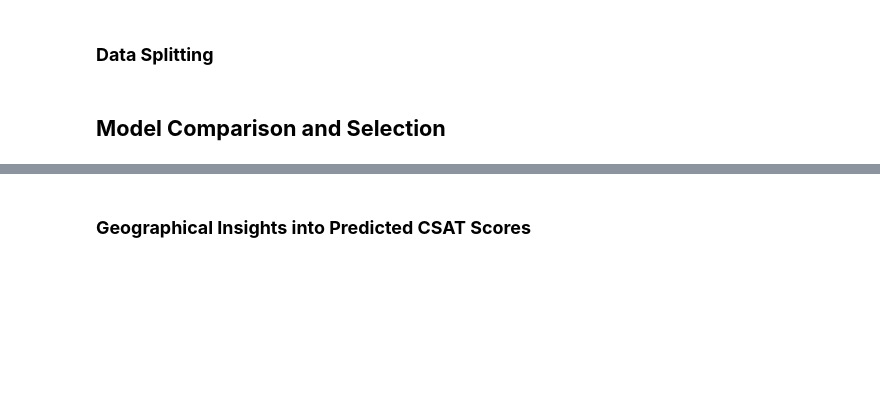
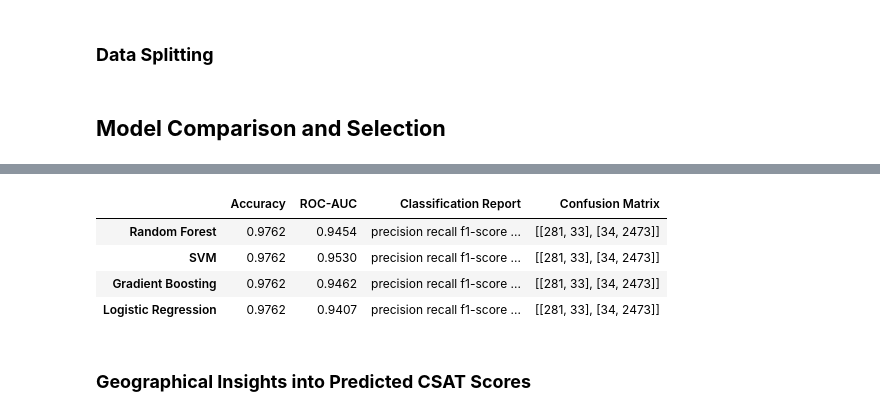
Before and after one commit to AzlinRusnan/Optimizing_CSAT_Through_Sentiment-Analysis_and_Predictive-Modeling, a Jupyter notebook: Final Predictive Modeling V.ipynb, the cells around one changed output, grey strips where cells are left out. Cells and saved outputs as stored; diff of their text form; code cells hidden in the pictures; blank space fills up the shorter version.

```diff
--- a/Final Predictive Modeling V.ipynb
+++ b/Final Predictive Modeling V.ipynb
@@ -196,7 +196,7 @@ df.to_csv("updated_dataset_with_predictions.csv", index=False)
 import pandas as pd
 
 
-file_path = "C:/Users/User/UKM - Nur Azlin Binti Rusnan/Sem 3/Capstone Project/updated_dataset_with_predictions.csv"
+file_path = "C:/Users/User/UKM - Nur Azlin Binti Rusnan/Sem 3/Capstone Project/updated_dataset_with_predictions_new.csv"
 df = pd.read_csv(file_path)
 
 # Display the first few rows
@@ -503,3 +415,79 @@ Summary
+# %%
+# hyperparameter tuning
+
+# Import necessary libraries for hyperparameter tuning
+from sklearn.model_selection import RandomizedSearchCV
+
+# Define hyperparameter grids for each model
+param_grids = {
+    "Random Forest": {
+        'n_estimators': [50, 100, 200],
+        'max_depth': [10, 20, 30, None],
+        'min_samples_split': [2, 5, 10],
+        'min_samples_leaf': [1, 2, 4],
+        'max_features': ['sqrt', 'log2']
+    },
+    "SVM": {
+        'C': [0.1, 1, 10, 100],
+        'kernel': ['linear', 'rbf', 'poly'],
+        'gamma': ['scale', 'auto', 0.01, 0.1, 1]
+    },
+    "Gradient Boosting": {
+        'n_estimators': [100, 200, 300],
+        'learning_rate': [0.01, 0.1, 0.2],
+        'max_depth': [3, 5, 7],
+        'min_samples_split': [2, 5, 10],
+        'min_samples_leaf': [1, 2, 4],
+        'subsample': [0.7, 0.8, 1.0]
+    },
+    "Logistic Regression": {
+        'C': [0.001, 0.01, 0.1, 1, 10],
+        'penalty': ['l1', 'l2'],
+        'solver': ['liblinear', 'saga']
+    }
+}
+
+# Perform hyperparameter tuning using RandomizedSearchCV
+tuned_models = {}
+for name, model in models.items():
+    if name in param_grids:
+        random_search = RandomizedSearchCV(model, param_grids[name], n_iter=10, cv=5, scoring='accuracy', n_jobs=-1, random_state=42)
+        random_search.fit(X_train, y_train)
+        tuned_models[name] = random_search.best_estimator_
+
+# Train, Predict, and Evaluate using the best-tuned models
+results_tuned = {}
+for name, model in tuned_models.items():
+    # Train model
+    model.fit(X_train, y_train)
+
+    # Predict on test set
+    predictions = model.predict(X_test)
+    probabilities = model.predict_proba(X_test)[:, 1] if hasattr(model, "predict_proba") else None
+
+    # Evaluate
+    accuracy = (predictions == y_test).mean()
+    roc_auc = roc_auc_score(y_test, probabilities) if probabilities is not None else "N/A"
+    classification_rep = classification_report(y_test, predictions, digits=4)
+    confusion_mat = confusion_matrix(y_test, predictions)
+
+    # Store results
+    results_tuned[name] = {
+        "Accuracy": round(accuracy, 4),
+        "ROC-AUC": round(roc_auc, 4) if roc_auc != "N/A" else "N/A",
+        "Classification Report": classification_rep,
+        "Confusion Matrix": confusion_mat
+    }
+
+# Convert results to a DataFrame and display
+df_results_tuned = pd.DataFrame.from_dict(results_tuned, orient='index')
+df_results_tuned
+# %% [output]
+|  | Accuracy | ROC-AUC | Classification Report | Confusion Matrix |
+| Random Forest | 0.9762 | 0.9454 | precision recall f1-score ... | [[281, 33], [34, 2473]] |
+| SVM | 0.9762 | 0.9530 | precision recall f1-score ... | [[281, 33], [34, 2473]] |
+| Gradient Boosting | 0.9762 | 0.9462 | precision recall f1-score ... | [[281, 33], [34, 2473]] |
+| Logistic Regression | 0.9762 | 0.9407 | precision recall f1-score ... | [[281, 33], [34, 2473]] |
 # %% [markdown]
 ### **Geographical Insights into Predicted CSAT Scores**
 # %%
```
Also changed, not shown: parts of 13 cells of this notebook.
